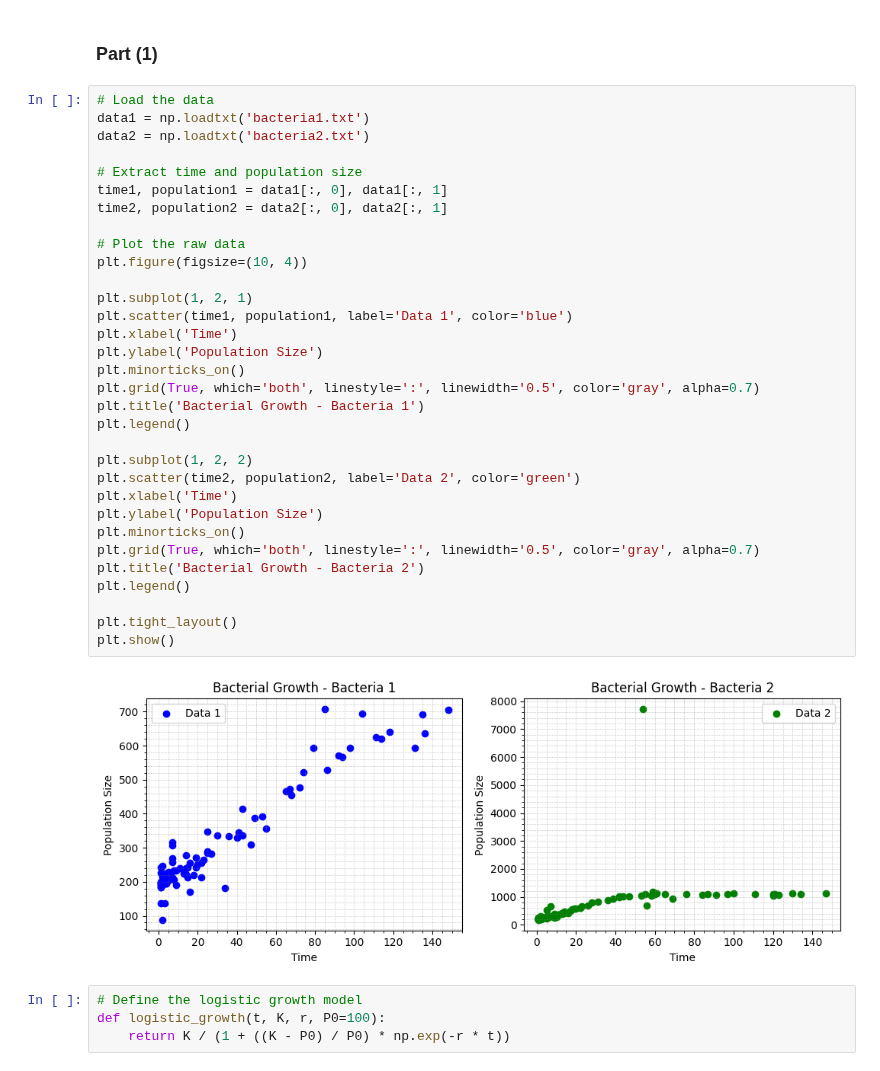
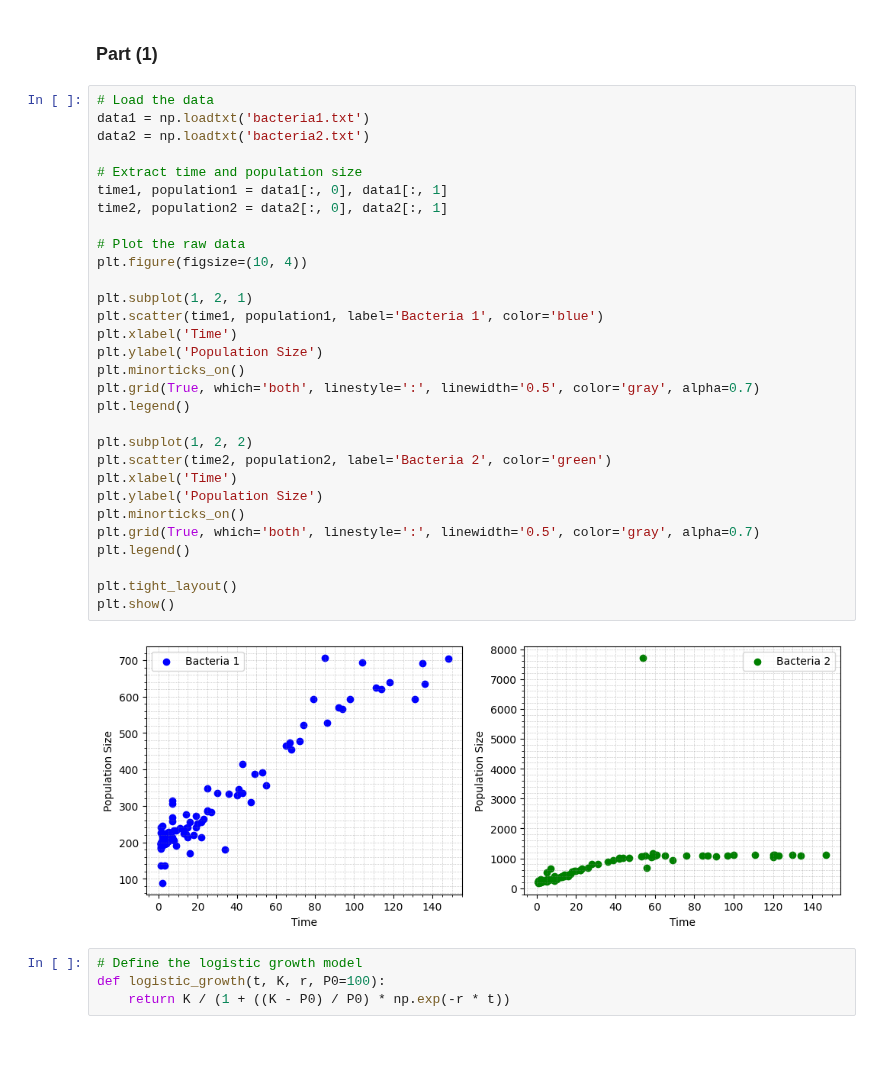
Before and after one commit to Mani0237/Prelims, a Jupyter notebook: prelim2024/Q9-200973108/Q9.ipynb, the cells around one changed output. Saved outputs shown, nothing was run; the diff lists cells and outputs as text; blank space fills up the shorter version.

```diff
--- a/prelim2024/Q9-200973108/Q9.ipynb
+++ b/prelim2024/Q9-200973108/Q9.ipynb
@@ -13,37 +13,35 @@ import matplotlib.pyplot as plt
 # %%
 # Load the data
 data1 = np.loadtxt('bacteria1.txt')
 data2 = np.loadtxt('bacteria2.txt')
 
 # Extract time and population size
 time1, population1 = data1[:, 0], data1[:, 1]
 time2, population2 = data2[:, 0], data2[:, 1]
 
 # Plot the raw data
 plt.figure(figsize=(10, 4))
 
 plt.subplot(1, 2, 1)
-plt.scatter(time1, population1, label='Data 1', color='blue')
+plt.scatter(time1, population1, label='Bacteria 1', color='blue')
 plt.xlabel('Time')
 plt.ylabel('Population Size')
 plt.minorticks_on()
 plt.grid(True, which='both', linestyle=':', linewidth='0.5', color='gray', alpha=0.7)
-plt.title('Bacterial Growth - Bacteria 1')
 plt.legend()
 
 plt.subplot(1, 2, 2)
-plt.scatter(time2, population2, label='Data 2', color='green')
+plt.scatter(time2, population2, label='Bacteria 2', color='green')
 plt.xlabel('Time')
 plt.ylabel('Population Size')
 plt.minorticks_on()
 plt.grid(True, which='both', linestyle=':', linewidth='0.5', color='gray', alpha=0.7)
-plt.title('Bacterial Growth - Bacteria 2')
 plt.legend()
 
 plt.tight_layout()
 plt.show()
 # %% [output]
-[figure, old version]
+[figure, new version]
 # %%
 # Define the logistic growth model
 def logistic_growth(t, K, r, P0=100):
```
Also changed, not shown: parts of 6 cells of this notebook, 5 other files.
